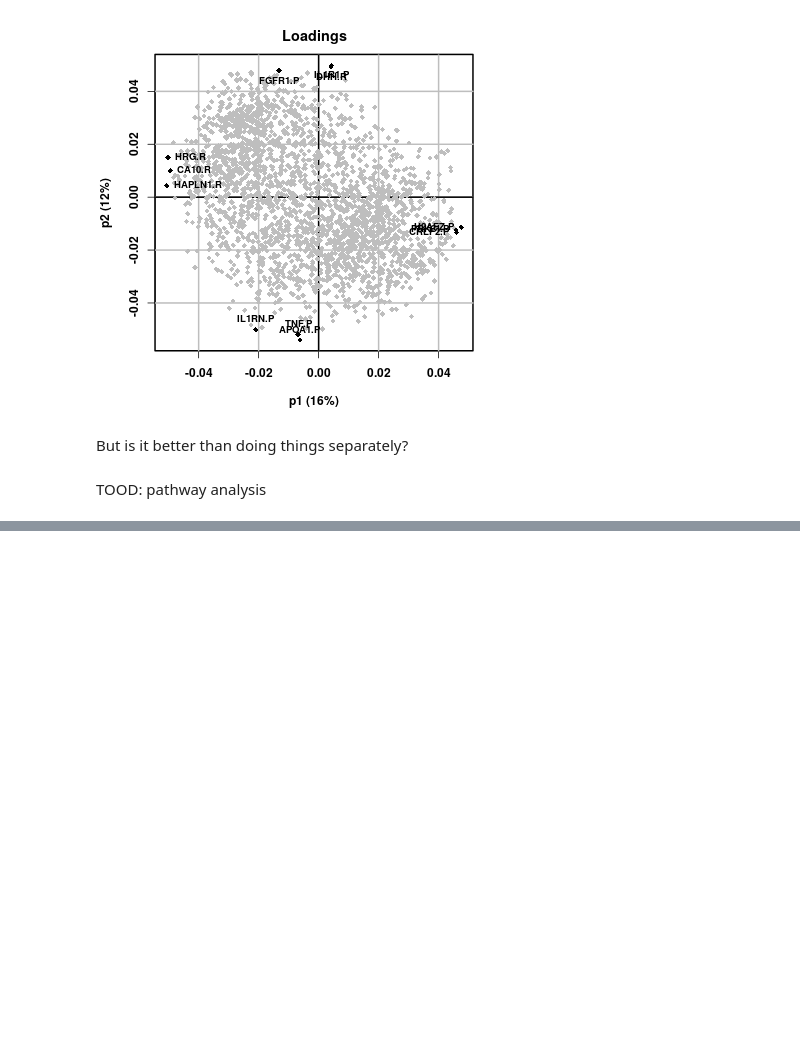
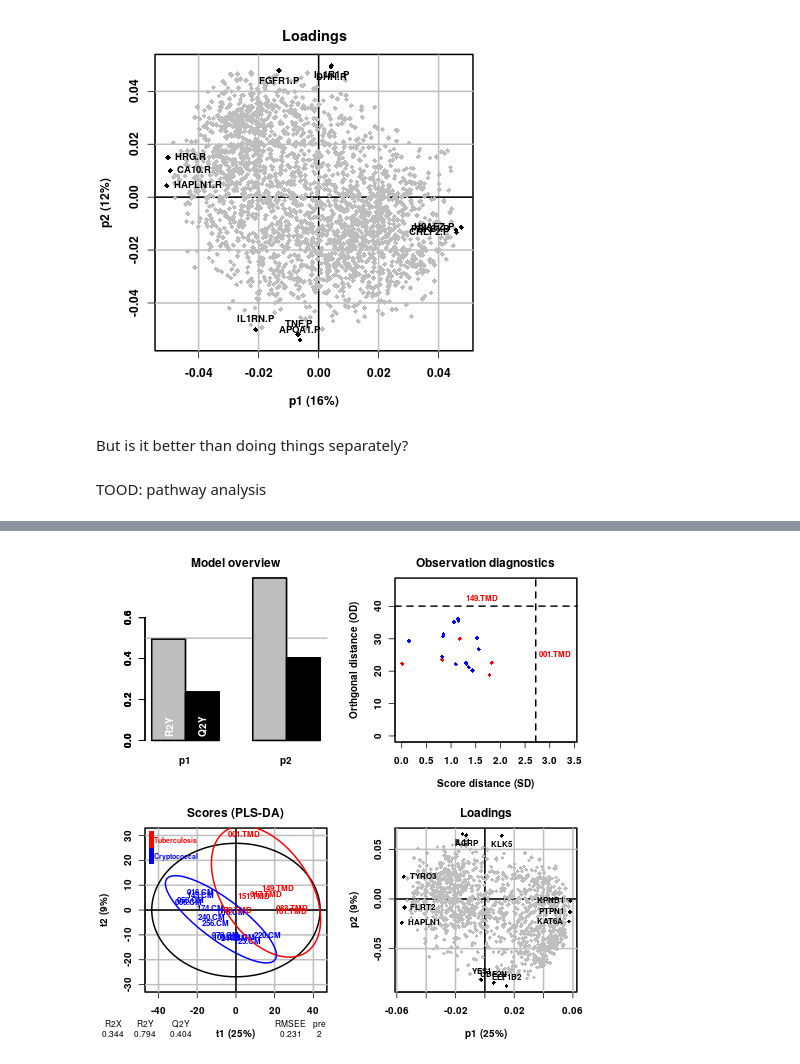
Before and after one commit to krassowski/meningitis-integration, a Jupyter notebook: analyses/integration/PLS_and_PLS-DA.ipynb, the cells around one changed output, grey strips where cells are left out. Saved outputs shown, nothing was run; the diff lists cells and outputs as text; code cells hidden in the pictures; blank space fills up the shorter version.

```diff
--- a/analyses/integration/RNAseq_and_protein.ipynb
+++ b/analyses/integration/PLS_and_PLS-DA.ipynb
@@ -103,3 +5,0 @@ ordered = joined.sort_values(['Meningitis', 'Tuberculosis status', 'no_protein',
-# %%
-patients_data_ordered = patients_data[ordered.index]
-patient_annotations_ordered = patient_annotations.T[ordered.index].T
@@ -249,3 +5,0 @@ So I will use this one (there might be minor isofrorm level generalizations but
-# %%
-rna = rna_tmm_counts_names
-protein = protein_tmm_counts_names
@@ -265,3 +5,0 @@ protein_rle_counts_names.index = list(gene_symbols[~gene_symbols.isnull()])
-# %%
-patients_with_both = rna.columns & protein.columns
-genes_in_both = rna.index & protein.index
@@ -1172,6 +305,6 @@ weights_heatmap(w)
 [figure]
 # %%
-w = w.reset_index()
+# w = w.reset_index()
 # %%
 pls.Q.T
 # %% [output]
@@ -1677,0 +841,5 @@ TOOD: pathway analysis
+# %%
+%%R -w 500 -h 500
+plot_summary(model_rna_subset)
+# %% [output]
+[figure, added]
```
Also changed, not shown: parts of 185 cells of this notebook, 2 other files.
